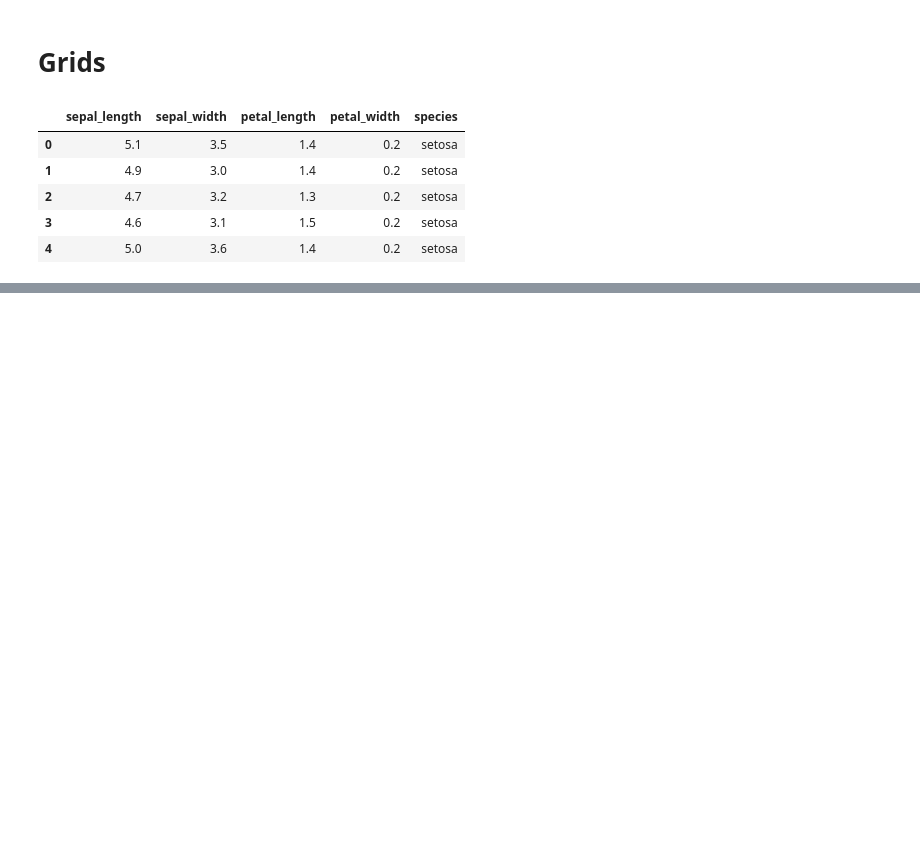
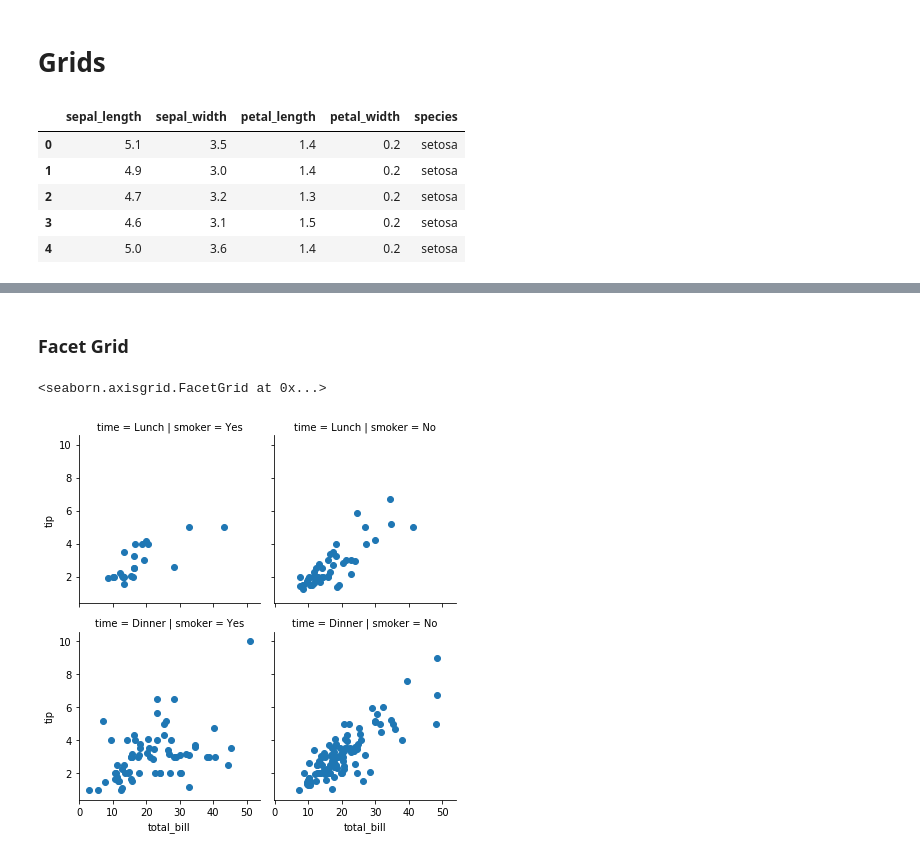
Before and after one commit to karuna-sth/Python-for-Data-Science, a Jupyter notebook: Seaborn/Seaborn (Matrix Plots, Grids).ipynb, the cells around one changed output, grey strips where cells are left out. Saved outputs shown, nothing was run; the diff lists cells and outputs as text; code cells hidden in the pictures; blank space fills up the shorter version.

```diff
--- a/Seaborn/Seaborn (Matrix Plots, Grids).ipynb
+++ b/Seaborn/Seaborn (Matrix Plots, Grids).ipynb
@@ -90,0 +114,8 @@ iris.head()
+# %% [markdown]
+### Facet Grid
+# %%
+fg=sns.FacetGrid(data=tips, row='time', col='smoker')
+fg.map(plt.scatter, 'total_bill', 'tip') #scatter plot will have tip vs total_bill
+# %% [output]
+<seaborn.axisgrid.FacetGrid at 0x...>
+[figure, added]
```
Also changed, not shown: parts of 10 cells of this notebook.
